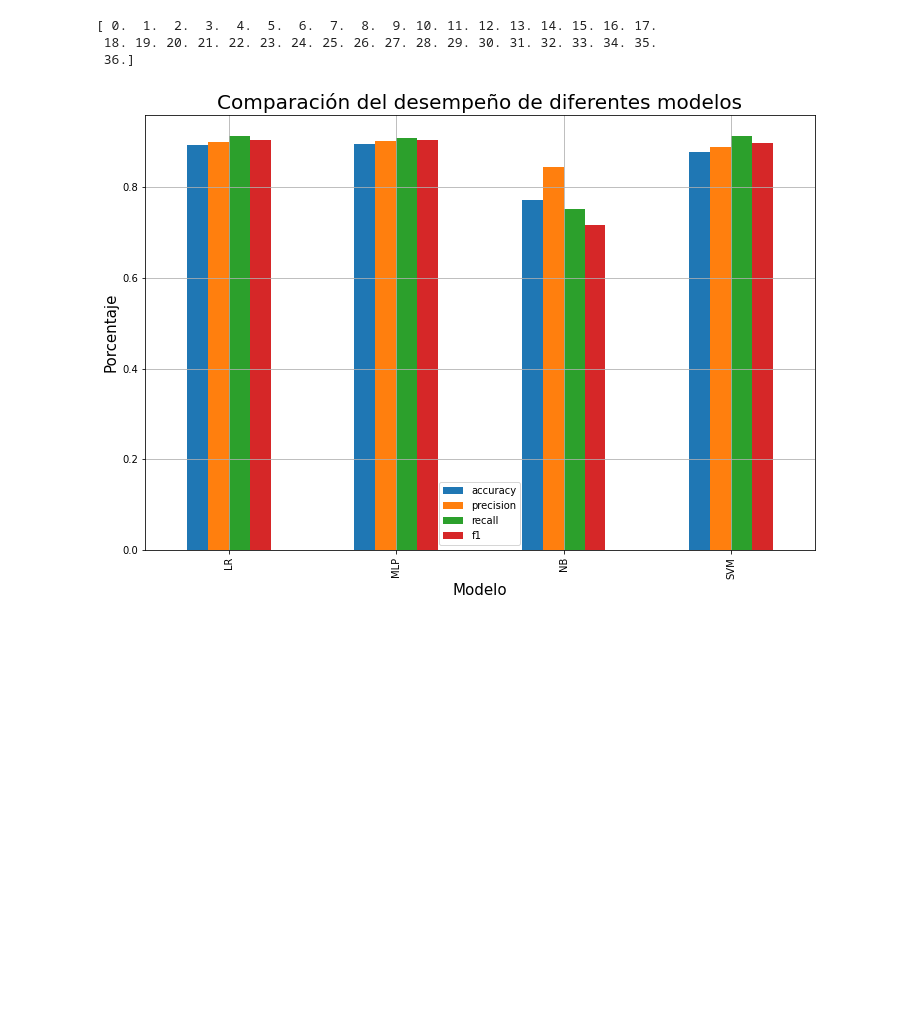
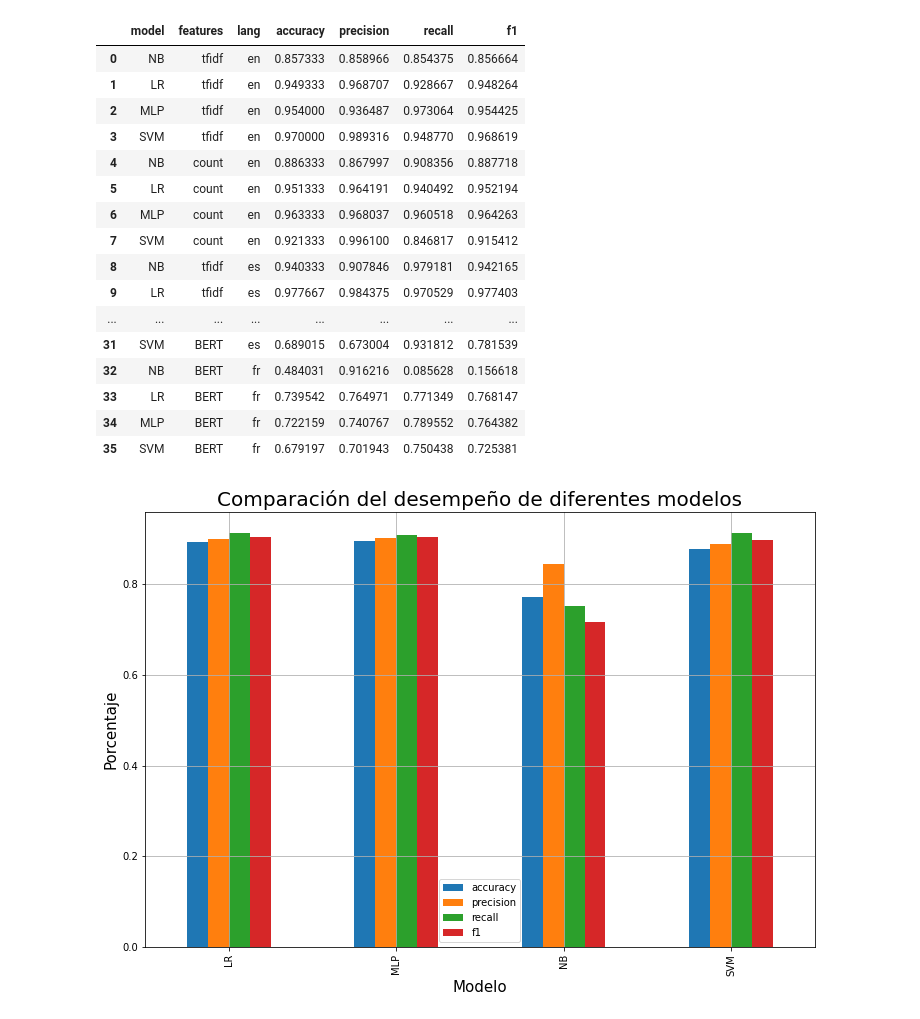
Before and after one commit to ISIS4221-JCN/Project, a Jupyter notebook: scripts/FakeNews/results.ipynb, the cells around one changed output. Drawn from its saved outputs; the diff is of its cells as text; code cells hidden in the pictures; blank space fills up the shorter version.

```diff
--- a/scripts/FakeNews/results.ipynb
+++ b/scripts/FakeNews/results.ipynb
@@ -7,12 +7,26 @@ import json
 # %%
 metrics_df = pd.read_csv('./../../results/FakeNewsDetection/fake_news_detection_results.csv', index_col=0)
 metrics_df.drop(metrics_df.columns[0], inplace=True, axis=1)
-metrics_df.set_index = np.linspace(0, 36, num = 37)
-print(np.linspace(0, 36, num = 37))
+metrics_df.set_index(np.linspace(0, 35, num = 36, dtype=np.int), inplace=True)
+metrics_df
 # %% [output]
-[ 0.  1.  2.  3.  4.  5.  6.  7.  8.  9. 10. 11. 12. 13. 14. 15. 16. 17.
- 18. 19. 20. 21. 22. 23. 24. 25. 26. 27. 28. 29. 30. 31. 32. 33. 34. 35.
- 36.]
+|  | model | features | lang | accuracy | precision | recall | f1 |
+| 0 | NB | tfidf | en | 0.857333 | 0.858966 | 0.854375 | 0.856664 |
+| 1 | LR | tfidf | en | 0.949333 | 0.968707 | 0.928667 | 0.948264 |
+| 2 | MLP | tfidf | en | 0.954000 | 0.936487 | 0.973064 | 0.954425 |
+| 3 | SVM | tfidf | en | 0.970000 | 0.989316 | 0.948770 | 0.968619 |
+| 4 | NB | count | en | 0.886333 | 0.867997 | 0.908356 | 0.887718 |
+| 5 | LR | count | en | 0.951333 | 0.964191 | 0.940492 | 0.952194 |
+| 6 | MLP | count | en | 0.963333 | 0.968037 | 0.960518 | 0.964263 |
+| 7 | SVM | count | en | 0.921333 | 0.996100 | 0.846817 | 0.915412 |
+| 8 | NB | tfidf | es | 0.940333 | 0.907846 | 0.979181 | 0.942165 |
+| 9 | LR | tfidf | es | 0.977667 | 0.984375 | 0.970529 | 0.977403 |
+| ... | ... | ... | ... | ... | ... | ... | ... |
+| 31 | SVM | BERT | es | 0.689015 | 0.673004 | 0.931812 | 0.781539 |
+| 32 | NB | BERT | fr | 0.484031 | 0.916216 | 0.085628 | 0.156618 |
+| 33 | LR | BERT | fr | 0.739542 | 0.764971 | 0.771349 | 0.768147 |
+| 34 | MLP | BERT | fr | 0.722159 | 0.740767 | 0.789552 | 0.764382 |
+| 35 | SVM | BERT | fr | 0.679197 | 0.701943 | 0.750438 | 0.725381 |
 # %%
 metrics_df.groupby('model').mean().plot.bar(figsize = (12, 8))
 plt.title('Comparación del desempeño de diferentes modelos', fontsize=20)
```
Also changed, not shown: parts of 1 cell of this notebook.
